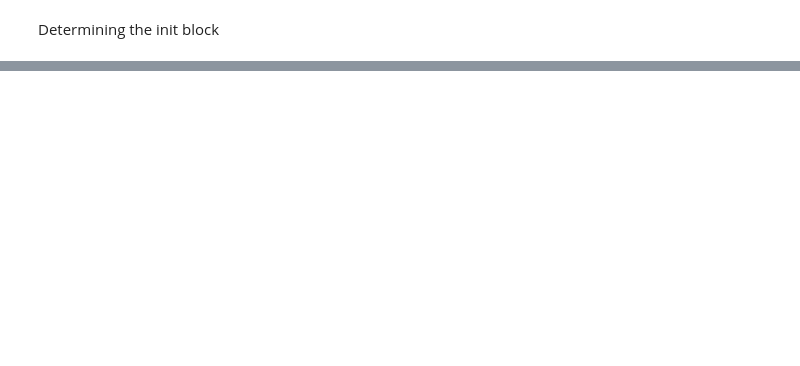
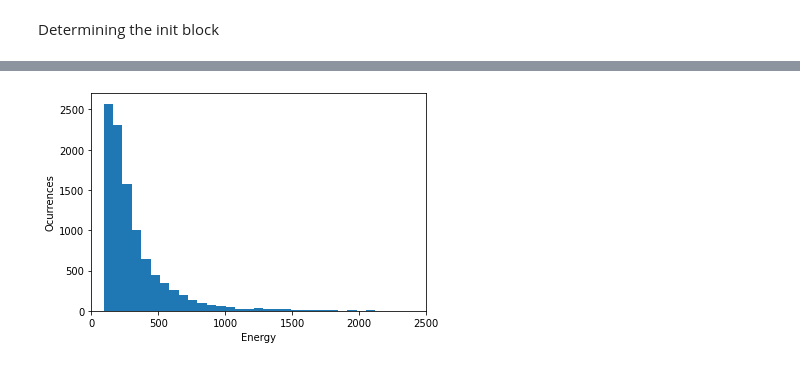
Before and after one commit to craigmadethis/LHEImport, a Jupyter notebook: LHE_import_test.ipynb, the cells around one changed output, grey strips where cells are left out. Saved outputs shown, nothing was run; the diff lists cells and outputs as text; code cells hidden in the pictures; blank space fills up the shorter version.

Commit message:
Importing new dataset with pdf systematics. Using scikit-hep/vector to generate graphs for energy and p_t

```diff
--- a/LHE_import_test.ipynb
+++ b/LHE_import_test.ipynb
@@ -126,0 +97,2 @@ df2
+# %%
+data = LHEI('event_files_lhapdf/ttZ_events_lhapdf_02.lhe')
@@ -126,0 +109,20 @@ df2
+# %%
+Data = data.importevents(limit_events=False)
+# %%
+# generating a big list of all data, can then be imported into a pd.DataFrame
+datalist = []
+for i in range(0, len(Data['eventdata'])):
+    event_particles = Data['eventdata'][i]['final_particles']
+    for particle in event_particles:
+        datalist.append(particle.__dict__)
+# %%
+df = pd.DataFrame(datalist)
+Zs = df[(df.pdgid==23)]
+# %%
+plt.hist(Zs['energy'],bins=50)
+plt.xlim(0,2500)
+plt.xlabel('Energy')
+plt.ylabel('Ocurrences')
+plt.show()
+# %% [output]
+[figure, added]
```
Also changed, not shown: parts of 27 cells of this notebook.
